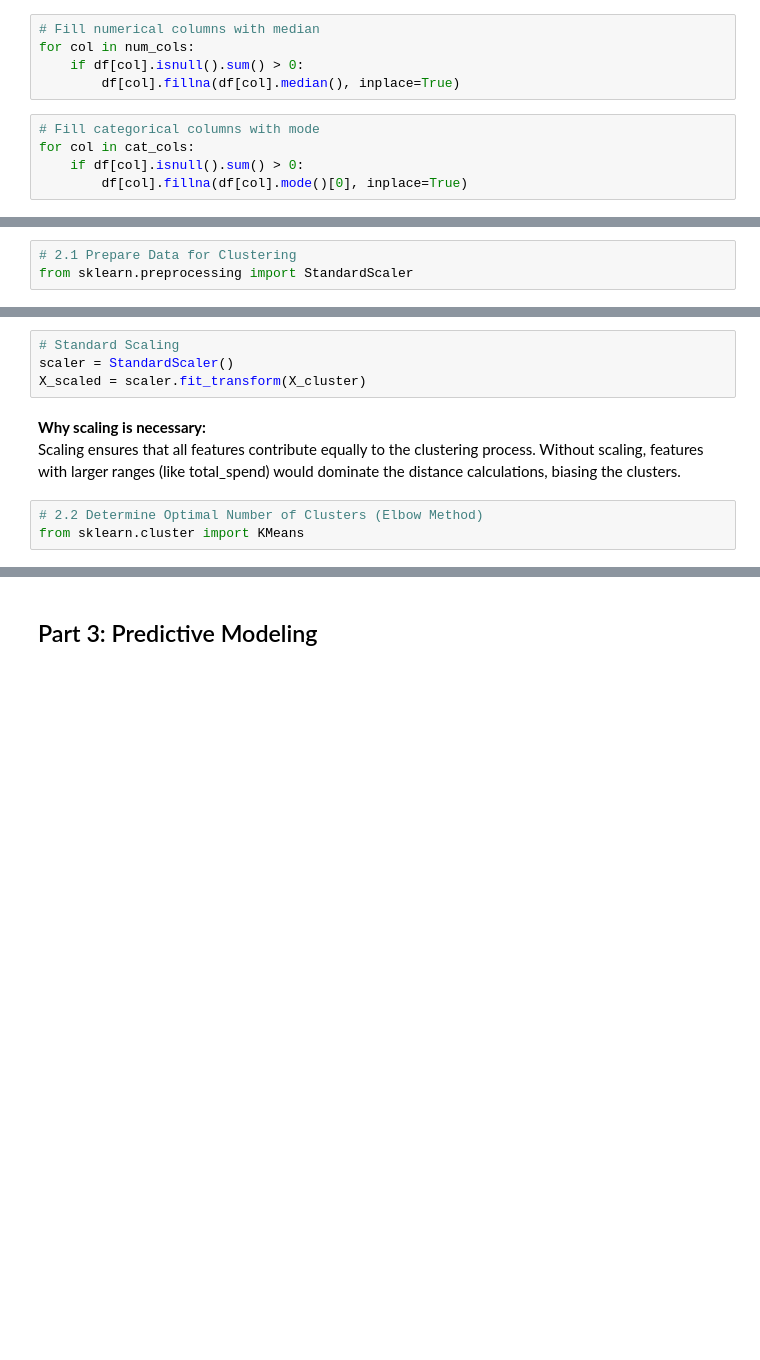
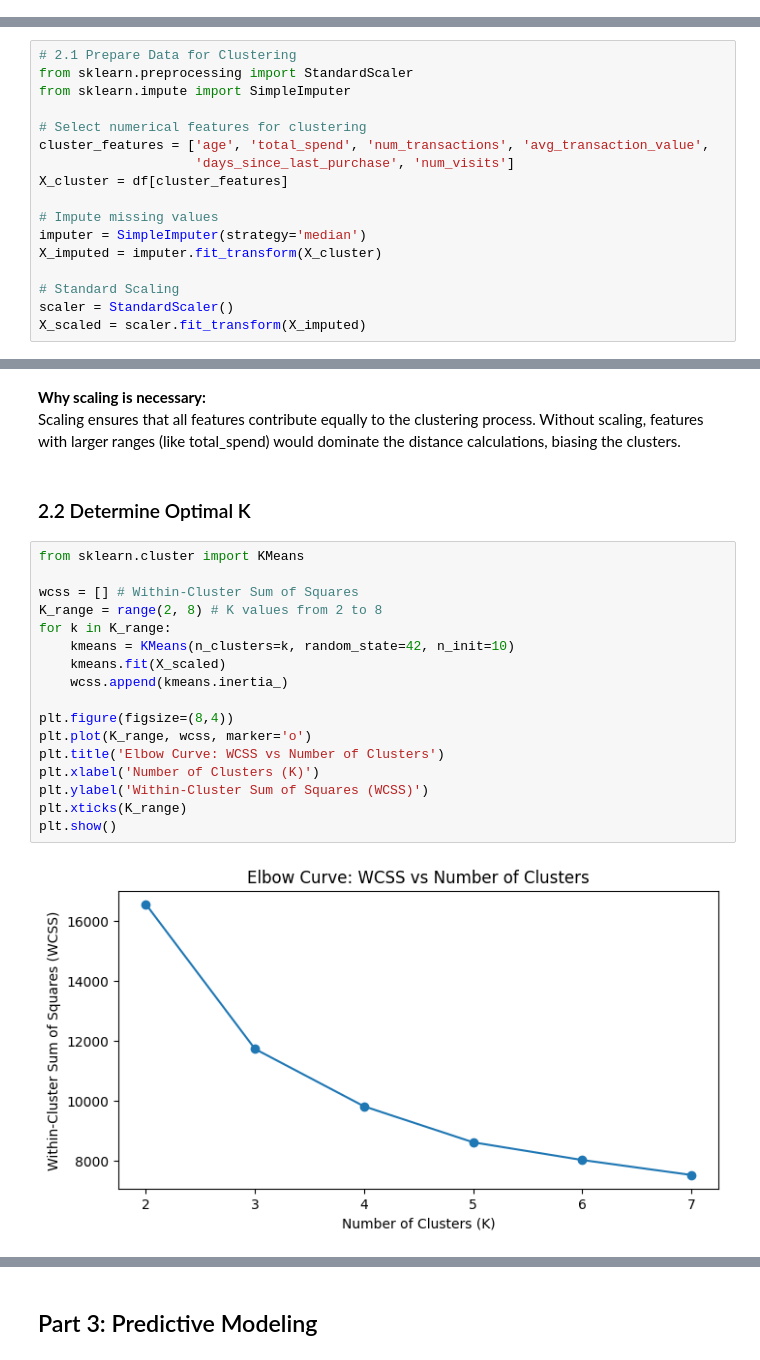
Before and after one commit to haneeshsinghal/Graded_Assignment_M4_M5_M6, a Jupyter notebook: M4/Haneesh_Singhal_ML_Assignment.ipynb, the cells around one changed output, grey strips where cells are left out. Drawn from its saved outputs; the diff is of its cells as text; blank space fills up the shorter version.

```diff
--- a/M4/Haneesh_Singhal_ML_Assignment.ipynb
+++ b/M4/Haneesh_Singhal_ML_Assignment.ipynb
@@ -114,10 +132,0 @@ cat_cols = df.select_dtypes(include=['object']).columns.tolist()
-# %%
-# Fill numerical columns with median
-for col in num_cols:
-    if df[col].isnull().sum() > 0:
-        df[col].fillna(df[col].median(), inplace=True)
-# %%
-# Fill categorical columns with mode
-for col in cat_cols:
-    if df[col].isnull().sum() > 0:
-        df[col].fillna(df[col].mode()[0], inplace=True)
@@ -204,3 +218,17 @@ plt.show()
 # %%
 # 2.1 Prepare Data for Clustering
 from sklearn.preprocessing import StandardScaler
+from sklearn.impute import SimpleImputer
+
+# Select numerical features for clustering
+cluster_features = ['age', 'total_spend', 'num_transactions', 'avg_transaction_value',
+                    'days_since_last_purchase', 'num_visits']
+X_cluster = df[cluster_features]
+
+# Impute missing values
+imputer = SimpleImputer(strategy='median')
+X_imputed = imputer.fit_transform(X_cluster)
+
+# Standard Scaling
+scaler = StandardScaler()
+X_scaled = scaler.fit_transform(X_imputed)
@@ -212,10 +235,24 @@ X_cluster = df[cluster_features]
-# %%
-# Standard Scaling
-scaler = StandardScaler()
-X_scaled = scaler.fit_transform(X_cluster)
 # %% [markdown]
 **Why scaling is necessary:**
 Scaling ensures that all features contribute equally to the clustering process. Without scaling, features with larger ranges (like total_spend) would dominate the distance calculations, biasing the clusters.
+# %% [markdown]
+### 2.2 Determine Optimal K
 # %%
-# 2.2 Determine Optimal Number of Clusters (Elbow Method)
 from sklearn.cluster import KMeans
+
+wcss = [] # Within-Cluster Sum of Squares
+K_range = range(2, 8) # K values from 2 to 8
+for k in K_range:
+    kmeans = KMeans(n_clusters=k, random_state=42, n_init=10)
+    kmeans.fit(X_scaled)
+    wcss.append(kmeans.inertia_)
+
+plt.figure(figsize=(8,4))
+plt.plot(K_range, wcss, marker='o')
+plt.title('Elbow Curve: WCSS vs Number of Clusters')
+plt.xlabel('Number of Clusters (K)')
+plt.ylabel('Within-Cluster Sum of Squares (WCSS)')
+plt.xticks(K_range)
+plt.show()
+# %% [output]
+[figure, added]
```
Also changed, not shown: parts of 55 cells of this notebook, 1 other file.
